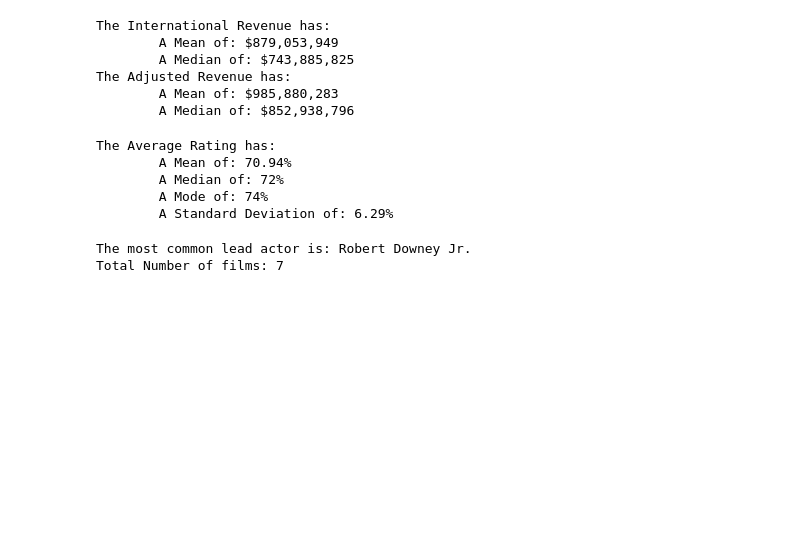
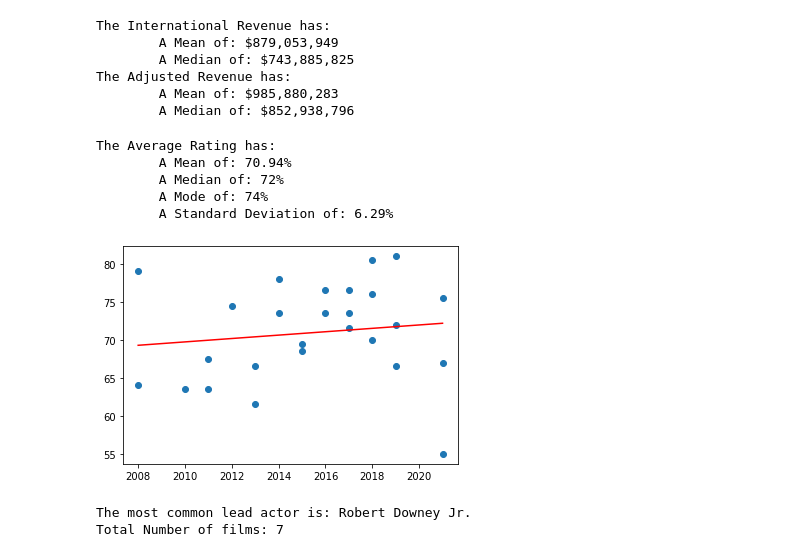
Before and after one commit to ans1080/Project007, a Jupyter notebook: 007analysis.ipynb, the cells around one changed output. Drawn from its saved outputs; the diff is of its cells as text; code cells hidden in the pictures; blank space fills up the shorter version.

Commit message:
added trendline

```diff
--- a/007analysis.ipynb
+++ b/007analysis.ipynb
@@ -25,7 +25,6 @@ df
 | 25 | Eternals | 2021 | Angelina Jolie | No Data | No Data | No Data | 55.0% | ... |
 # %%
 # Turn 'International Revenue', 'Adjusted Revenue', and 'Average Rating' values from strings into floats for mathematics
-df['International Revenue'] = df['International Revenue'].apply(lambda x:x == 'No Data' if x = 1 else float(x.replace(',', '').replace('$', '').replace(' (est.)', '')))
-df['Adjusted Revenue'] = df['Adjusted Revenue'].apply(lambda x:  x == 'No Data' if x = 1  else float(x.replace(',', '').replace('$','')))
+df['International Revenue'] = df['International Revenue'].apply(lambda x: 1 if x == 'No Data' else float(x.replace(',', '').replace('$', '').replace(' (est.)', '')))
+df['Adjusted Revenue'] = df['Adjusted Revenue'].apply(lambda x:  1 if x == 'No Data'  else float(x.replace(',', '').replace('$','')))
 df['Average Rating'] = df['Average Rating'].apply(lambda x: float(x.replace('%', '')))
-df
@@ -100,6 +81,23 @@ The Average Rating has:
         A Median of: 72%
         A Mode of: 74%
         A Standard Deviation of: 6.29%
+# %%
+import matplotlib.pyplot as plt
+import numpy as np
+
+# Create the Plot
+x = df['Year'].tolist()
+y = df['Average Rating'].tolist()
+plt.scatter(x, y)
+
+# Create the Trendline
+z = np.polyfit(x, y, 1)
+p = np.poly1d(z)
+plt.plot(x,p(x), color = 'red')
+
+plt.show()
+# %% [output]
+[figure, added]
 # %%
 # Calculate the mode of 'Actor' to satisfy qualitative requirement
 mode = df['Actor'].mode().iloc[0]
```
Also changed, not shown: parts of 3 cells of this notebook.
